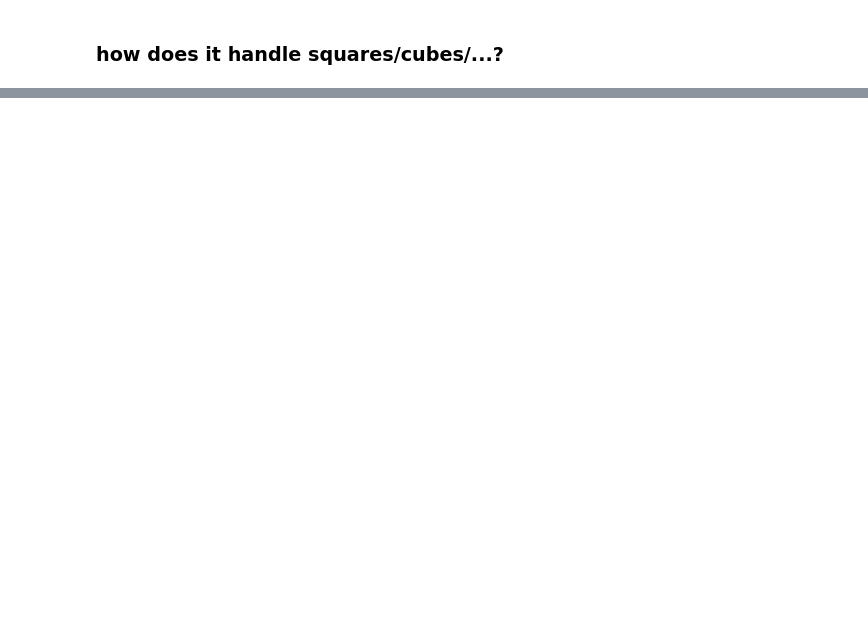
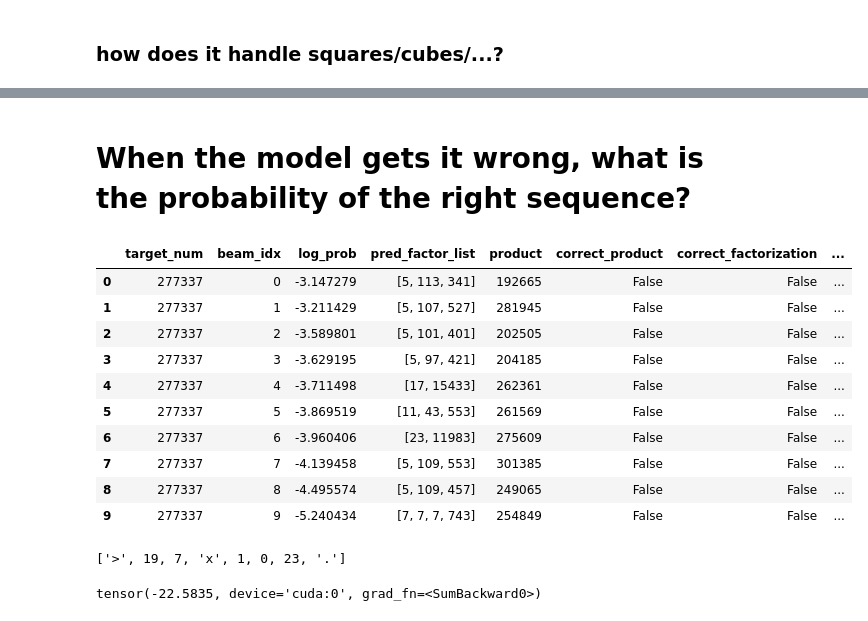
Before and after one commit to sims-s/neural-math, a Jupyter notebook: notebooks/ModelExplorations.ipynb, the cells around one changed output, grey strips where cells are left out. Cells and saved outputs as stored; diff of their text form; code cells hidden in the pictures; blank space fills up the shorter version.

```diff
--- a/notebooks/ModelExplorations.ipynb
+++ b/notebooks/ModelExplorations.ipynb
@@ -294,0 +301,24 @@ generation_utils.factor(test_num, args['data']['base'], model, t, device, args['
+# %% [markdown]
+# When the model gets it wrong, what is the probability of the right sequence?
+# %%
+target_num = 277337
+# %%
+num_df = metrics_utils.form_factor_df(model, t, device, args['data']['base'], np.array([target_num]), args['model_args']['max_decode_size'], postprocess_minimal=False, n_beams = 10)
+num_df['lev_dist'] = num_df.apply(lambda x: Levenshtein.distance(x['pred_str'].replace(' _', ''), x['target_str']), axis=1)
+num_df
+# %% [output]
+|  | target_num | beam_idx | log_prob | pred_factor_list | product | correct_product | correct_factorization | ... |
+| 0 | 277337 | 0 | -3.147279 | [5, 113, 341] | 192665 | False | False | ... |
+| 1 | 277337 | 1 | -3.211429 | [5, 107, 527] | 281945 | False | False | ... |
+| 2 | 277337 | 2 | -3.589801 | [5, 101, 401] | 202505 | False | False | ... |
+| 3 | 277337 | 3 | -3.629195 | [5, 97, 421] | 204185 | False | False | ... |
+| 4 | 277337 | 4 | -3.711498 | [17, 15433] | 262361 | False | False | ... |
+| 5 | 277337 | 5 | -3.869519 | [11, 43, 553] | 261569 | False | False | ... |
+| 6 | 277337 | 6 | -3.960406 | [23, 11983] | 275609 | False | False | ... |
+| 7 | 277337 | 7 | -4.139458 | [5, 109, 553] | 301385 | False | False | ... |
+| 8 | 277337 | 8 | -4.495574 | [5, 109, 457] | 249065 | False | False | ... |
+| 9 | 277337 | 9 | -5.240434 | [7, 7, 7, 743] | 254849 | False | False | ... |
+# %%
+data_utils.form_label(target_num, args['data']['base'])
+# %% [output]
+['>', 19, 7, 'x', 1, 0, 23, '.']
@@ -294,0 +337,4 @@ generation_utils.factor(test_num, args['data']['base'], model, t, device, args['
+# %%
+get_prob_of_factorization(target_num, num_df.iloc[0]['target_str'].strip().split(' '))
+# %% [output]
+tensor(-22.5835, device='cuda:0', grad_fn=<SumBackward0>)
```
Also changed, not shown: parts of 25 cells of this notebook, 5 other files.
